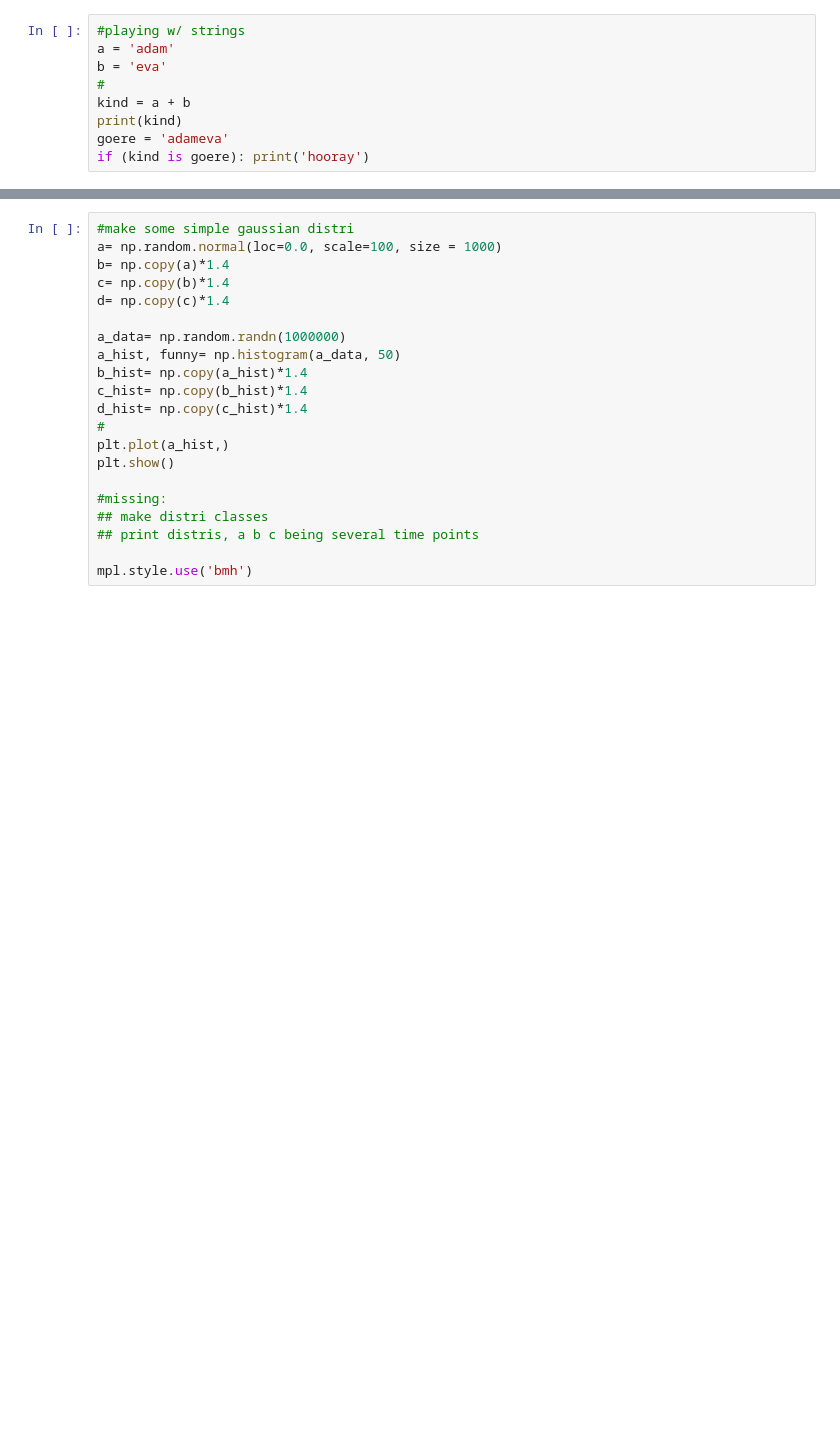
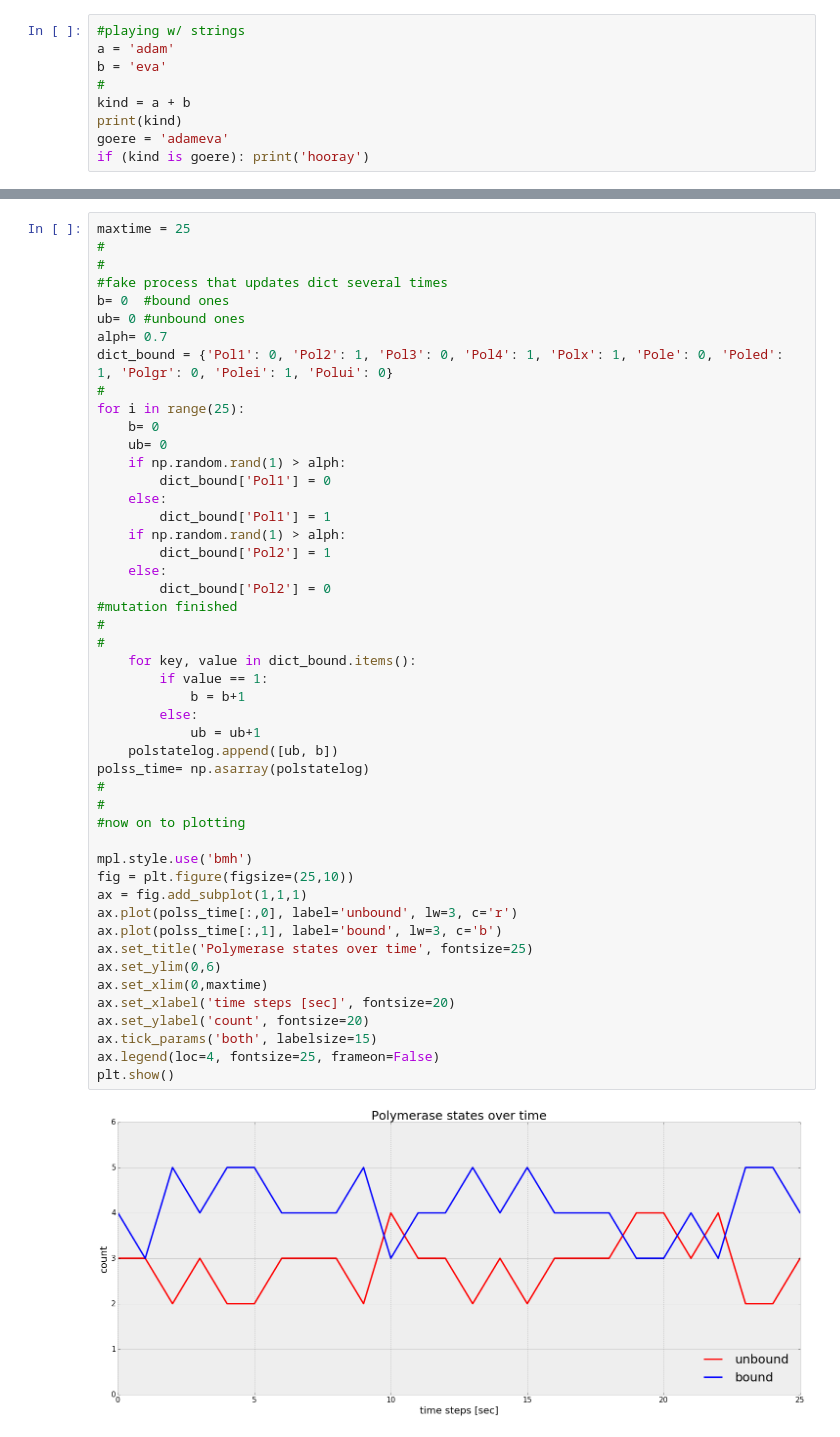
Before and after one commit to nicolasthl/fachkurs2017, a Jupyter notebook: visualization_beta.ipynb, the cells around one changed output, grey strips where cells are left out. Cells and saved outputs as stored; diff of their text form; blank space fills up the shorter version.

```diff
--- a/visualization_beta.ipynb
+++ b/visualization_beta.ipynb
@@ -65,21 +159,50 @@ ax.legend(loc=4, fontsize=25, frameon=False)
-# %%
-#make some simple gaussian distri
-a= np.random.normal(loc=0.0, scale=100, size = 1000)
-b= np.copy(a)*1.4
-c= np.copy(b)*1.4
-d= np.copy(c)*1.4
-
-a_data= np.random.randn(1000000)
-a_hist, funny= np.histogram(a_data, 50)
-b_hist= np.copy(a_hist)*1.4
-c_hist= np.copy(b_hist)*1.4
-d_hist= np.copy(c_hist)*1.4
-#
-plt.plot(a_hist,)
-plt.show()
-
-#missing:
-## make distri classes
-## print distris, a b c being several time points
-
-mpl.style.use('bmh')
+# %%
+maxtime = 25
+#
+#
+#fake process that updates dict several times
+b= 0  #bound ones
+ub= 0 #unbound ones
+alph= 0.7
+dict_bound = {'Pol1': 0, 'Pol2': 1, 'Pol3': 0, 'Pol4': 1, 'Polx': 1, 'Pole': 0, 'Poled': 1, 'Polgr': 0, 'Polei': 1, 'Polui': 0}
+#
+for i in range(25):
+    b= 0
+    ub= 0
+    if np.random.rand(1) > alph:
+        dict_bound['Pol1'] = 0
+    else:
+        dict_bound['Pol1'] = 1
+    if np.random.rand(1) > alph:
+        dict_bound['Pol2'] = 1
+    else:
+        dict_bound['Pol2'] = 0
+#mutation finished
+#
+#
+    for key, value in dict_bound.items():
+        if value == 1:
+            b = b+1
+        else:
+            ub = ub+1
+    polstatelog.append([ub, b])
+polss_time= np.asarray(polstatelog)
+#
+#
+#now on to plotting
+
+mpl.style.use('bmh')
+fig = plt.figure(figsize=(25,10))
+ax = fig.add_subplot(1,1,1)
+ax.plot(polss_time[:,0], label='unbound', lw=3, c='r')
+ax.plot(polss_time[:,1], label='bound', lw=3, c='b')
+ax.set_title('Polymerase states over time', fontsize=25)
+ax.set_ylim(0,6)
+ax.set_xlim(0,maxtime)
+ax.set_xlabel('time steps [sec]', fontsize=20)
+ax.set_ylabel('count', fontsize=20)
+ax.tick_params('both', labelsize=15)
+ax.legend(loc=4, fontsize=25, frameon=False)
+plt.show()
+# %% [output]
+[figure, added]
```
Also changed, not shown: parts of 3 cells of this notebook.
